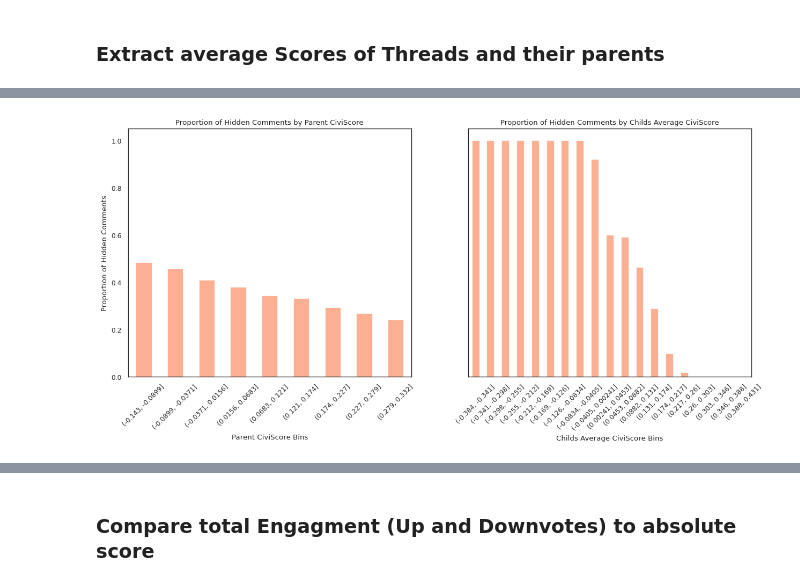
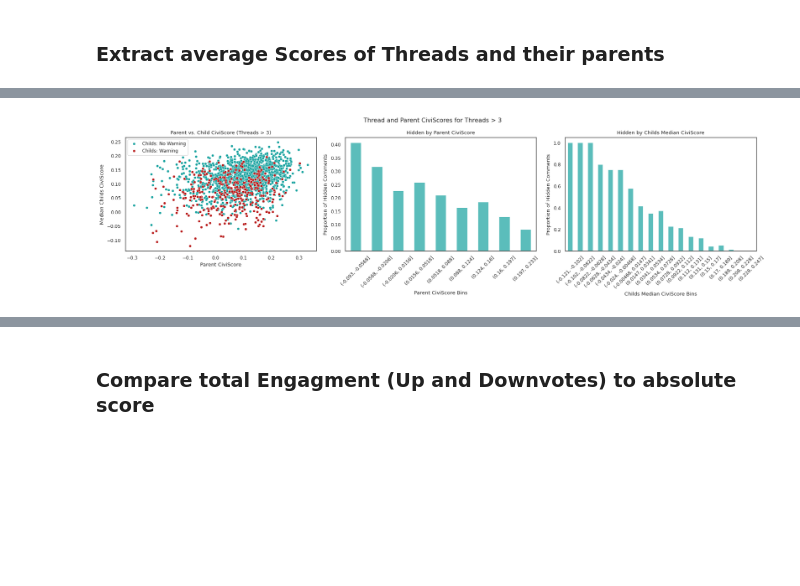
Before and after one commit to lorenzprattes/CiviRank, a Jupyter notebook: evaluation/evaluation.ipynb, the cells around one changed output, grey strips where cells are left out. Drawn from its saved outputs; the diff is of its cells as text; code cells hidden in the pictures; blank space fills up the shorter version.

```diff
--- a/evaluation/evaluation.ipynb
+++ b/evaluation/evaluation.ipynb
@@ -94,10 +94,7 @@ In this section, we define the constants that determine the number of items to b
 - `CIVIRANK_SCROLL_WARNING_LIMIT`: = 0.` The threshold below wich CiviRank puts a scroll warning.
 # %%
-ARTICLES_TO_EVALUATE = 5
 ARTICLES_TO_OVERVIEW = 5
-AVERAGE_COMMENTS_VIEWED_ESTIMATE = 3
 CIVIRANK_SCROLL_WARNING_LIMIT = -0.16 #similar to default setting
-EXTERNAL_EVAL = True
 EVAL_BIN_SIZE = 100
 PRINT_PLOTS = True
 FIGURE_PATH = "figures/"
@@ -114,8 +111,13 @@ rc = {
     }
 #sns.set_context('paper', rc=rc) if PRINT_PLOTS else sns.set_context('notebook', rc=rc)
 sns.set_theme('paper' if PRINT_PLOTS else 'notebook', 'white', rc=rc)
-custom_palette = sns.color_palette("Set2", 8)
+#custom_palette = sns.color_palette("Set2", 8)
+custom_palette = ['#16A29F', '#b91c1c', '#e67015', '#e4ce57', '#7ca287', '#301128']
 sns.set_palette(custom_palette)
+color_list = [custom_palette[0], 'white', custom_palette[1]]
+custom_heatmap_cmap = LinearSegmentedColormap.from_list(
+    "custom_primary_secondary", color_list, N=256
+)
 # %% [markdown]
 ## Data Import and Ranker Init
 Here the Helper Class for Generating Data is initialized, it reads the data from the raw files and later provides util functions. Additionally the CiviRank ranker object is started.
@@ -124,7 +126,7 @@ load_dotenv()
 
 path_to_data = "data/may_2019"
 eval_gen = EvaluationDataGenerator(path_to_data)
-ranker = CiviRank(language="ger", scroll_warning_limit=CIVIRANK_SCROLL_WARNING_LIMIT)
+ranker = CiviRank(language="ger")
 # %% [output]
 Language set to ger
 ToxicityAnalyzer set to celadon
@@ -525,7 +531,7 @@ for i, bin in enumerate(overviews):
     axs[i].set_ylabel('Average CiviScore')
     axs[i].set_title(f'Log Bin {i if i == 0 else "1"+"0"*i} - 10{"0"*i}')
     bin_only_containing_warnings = bin[bin["warnings"] != 0]
-    sns.scatterplot(data=bin_only_containing_warnings, x='comments', y='average_civiscore_without_warnings', ax=axs[i], s=100)
+    sns.scatterplot(data=bin_only_containing_warnings, x='comments', y='average_civiscore_without_warnings', ax=axs[i], s=100, alpha=0.3)
     for _, row in bin_only_containing_warnings.iterrows():
         # Find the corresponding row in the original dataset
         original_row = bin[bin['article_id'] == row['article_id']]
@@ -543,10 +549,10 @@ The PostScript backend does not support transparency; partially transparent arti
 # %% [markdown]
 ### Extract average Scores of Threads and their parents
 # %%
-leaves = pd.DataFrame()
+threads = pd.DataFrame()
 thread_counter = 0
 for i, bin in enumerate(scores_log_bins):
   for scores in bin:
-    leaves = eval_gen.extract_leaves_to_parent_scores(leaves=leaves
+    threads = eval_gen.extract_leaves_to_parent_scores(leaves=threads
                                            , scores=scores)
 # %%
@@ -591,38 +560,68 @@ Mean of Child Comment CiviScores:  0.14012207877909666
 # %%
 from scipy.stats.mstats import winsorize
-leaves_for_histogram = leaves.copy()
 
-# Calculate the proportion of hidden comments for parent_civiscore
+comment_threads_greater_than = 3
+
+threads_more_than_five = threads[threads["childs_count"] > comment_threads_greater_than]
+
+fig = plt.figure(figsize=(18, 5))  # wide figure for 3 subplots
+ax1 = fig.add_subplot(1, 3, 1)
+
+sns.scatterplot(
+    data=threads_more_than_five[~threads_more_than_five["warning"]],
+    x="parent_civiscore",
+    y="childs_median_civiscore",
+    label="Childs: No Warning",
+    ax=ax1
+)
+
+sns.scatterplot(
+    data=threads_more_than_five[threads_more_than_five["warning"]],
+    x="parent_civiscore",
+    y="childs_median_civiscore",
+    label="Childs: Warning",
+    ax=ax1
+)
+
+ax1.set_xlabel("Parent CiviScore")
+ax1.set_ylabel("Median Childs CiviScore")
+ax1.set_title(f"Parent vs. Child CiviScore (Threads > {comment_threads_greater_than})")
+ax1.legend(loc="best")
+
+leaves_for_histogram = threads.copy()
+leaves_for_histogram = threads[threads["childs_count"] > comment_threads_greater_than].copy()
+
 leaves_for_histogram['hidden'] = leaves_for_histogram['warning'].eq(True).astype(int)  # Convert warnings to binary (1 for hidden, 0 otherwise)
 leaves_for_histogram['parent_civiscore'] = winsorize(leaves_for_histogram['parent_civiscore'], limits=[0.05, 0.05])
-leaves_for_histogram['childs_civiscore_winsorized'] = winsorize(leaves_for_histogram['childs_avg_civiscore'], limits=[0.05, 0.05])
-# Define bins for parent and child scores
+leaves_for_histogram['childs_civiscore_winsorized'] = winsorize(leaves_for_histogram['childs_median_civiscore'], limits=[0.05, 0.05])
+
 bins_parent = np.linspace(leaves_for_histogram['parent_civiscore'].min(), leaves_for_histogram['parent_civiscore'].max(), 10)
-bins_child = np.linspace(leaves_for_histogram['childs_avg_civiscore'].min(), leaves_for_histogram['childs_avg_civiscore'].max(), 20)
+bins_child = np.linspace(leaves_for_histogram['childs_median_civiscore'].min(), leaves_for_histogram['childs_median_civiscore'].max(), 20)
 
-# Group by bins for parent_civiscore
 leaves_for_histogram['parent_bin'] = pd.cut(leaves_for_histogram['parent_civiscore'], bins=bins_parent)
-parent_hidden_proportion = leaves_for_histogram.groupby('parent_bin')['hidden'].mean()
+parent_hidden_proportion = leaves_for_histogram.groupby('parent_bin', observed=False)['hidden'].mean()
 
 # Group by bins for childs_avg_civiscore
-leaves_for_histogram['child_bin'] = pd.cut(leaves_for_histogram['childs_avg_civiscore'], bins=bins_child)
-child_hidden_proportion = leaves_for_histogram.groupby('child_bin')['hidden'].mean()
+leaves_for_histogram['child_bin'] = pd.cut(leaves_for_histogram['childs_median_civiscore'], bins=bins_child)
+child_hidden_proportion = leaves_for_histogram.groupby('child_bin', observed=False)['hidden'].mean()
 
-# Create a single figure with two subplots
-fig, axs = plt.subplots(1, 2, figsize=(15, 6), sharey=True)
 
-# Plot histogram for parent_civiscore
-parent_hidden_proportion.plot(kind='bar', color=custom_palette[1], alpha=0.7, ax=axs[0])
-axs[0].set_xlabel('Parent CiviScore Bins')
-axs[0].set_ylabel('Proportion of Hidden Comments')
-axs[0].set_title('Proportion of Hidden Comments by Parent CiviScore')
-axs[0].tick_params(axis='x', rotation=45)
 
-# Plot histogram for childs_avg_civiscore
-child_hidden_proportion.plot(kind='bar', color=custom_palette[1], alpha=0.7, ax=axs[1])
-axs[1].set_xlabel('Childs Average CiviScore Bins')
-axs[1].set_title('Proportion of Hidden Comments by Childs Average CiviScore')
-axs[1].tick_params(axis='x', rotation=45)
+ax2 = fig.add_subplot(1, 3, 2)
+parent_hidden_proportion.plot(kind="bar", alpha=0.7, ax=ax2)
+ax2.set_xlabel("Parent CiviScore Bins")
+ax2.set_ylabel("Proportion of Hidden Comments")
+ax2.set_title("Hidden by Parent CiviScore")
+ax2.tick_params(axis="x", rotation=45)
 
-#utils.plot(PRINT_PLOTS, "hidden_comments_proportion", plt)
+
+ax3 = fig.add_subplot(1, 3, 3)
+child_hidden_proportion.plot(kind="bar", alpha=0.7, ax=ax3)
+ax3.set_xlabel("Childs Median CiviScore Bins")
+ax3.set_ylabel("Proportion of Hidden Comments")
+ax3.set_title("Hidden by Childs Median CiviScore")
+ax3.tick_params(axis="x", rotation=45)
+
+plt.suptitle(f"Thread and Parent CiviScores for Threads > {comment_threads_greater_than}")
+utils.plot(PRINT_PLOTS, "civiscore_parent_child", plt)
 # %% [output]
@@ -629 +629 @@ axs[1].tick_params(axis='x', rotation=45)
-[figure, old version]
+[figure, new version]
```
Also changed, not shown: parts of 38 cells of this notebook, 16 other files.
